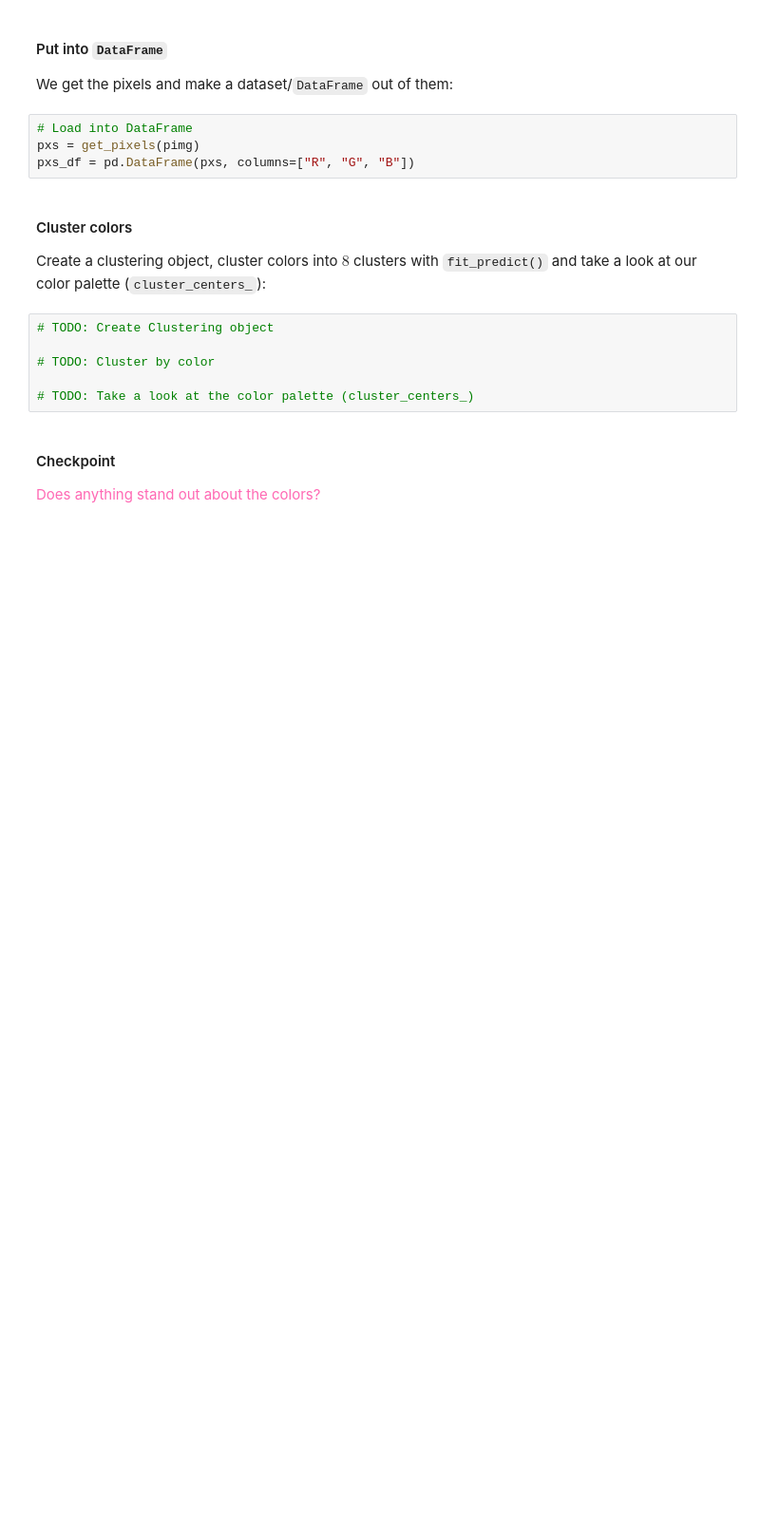
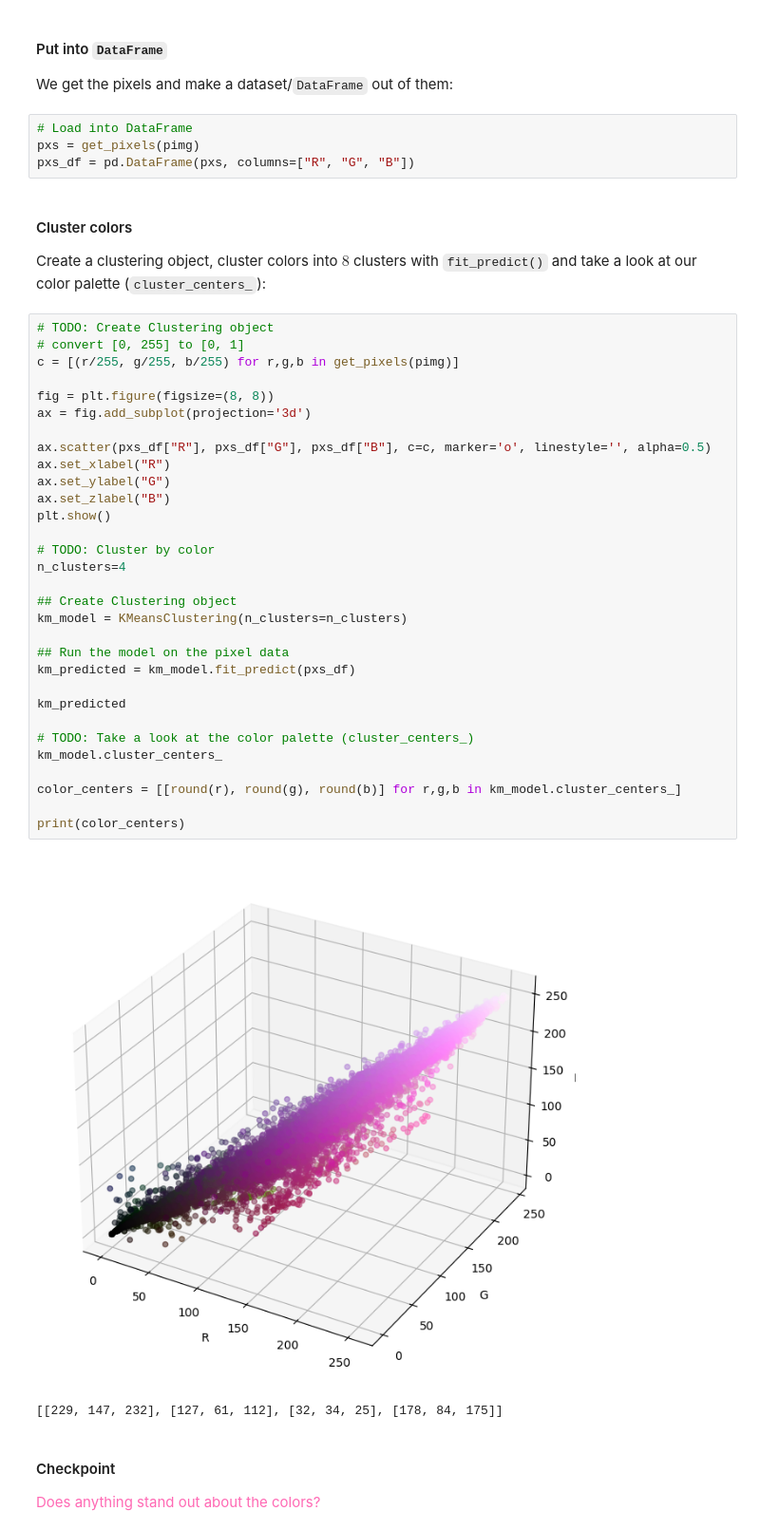
Before and after one commit to ML-strupp/Homework08, a Jupyter notebook: Homework08.ipynb, the cells around one changed output. Shown at 95% size. Saved outputs shown, nothing was run; the diff lists cells and outputs as text; blank space fills up the shorter version.

```diff
--- a/Homework08.ipynb
+++ b/Homework08.ipynb
@@ -344,12 +448,40 @@ pxs_df = pd.DataFrame(pxs, columns=["R", "G", "B"])
 #### Cluster colors
 
 Create a clustering object, cluster colors into $8$ clusters with `fit_predict()` and take a look at our color palette (`cluster_centers_`):
-# %%
-# TODO: Create Clustering object
-
-# TODO: Cluster by color
-
-# TODO: Take a look at the color palette (cluster_centers_)
+# %%
+# TODO: Create Clustering object
+# convert [0, 255] to [0, 1]
+c = [(r/255, g/255, b/255) for r,g,b in get_pixels(pimg)]
+
+fig = plt.figure(figsize=(8, 8))
+ax = fig.add_subplot(projection='3d')
+
+ax.scatter(pxs_df["R"], pxs_df["G"], pxs_df["B"], c=c, marker='o', linestyle='', alpha=0.5)
+ax.set_xlabel("R")
+ax.set_ylabel("G")
+ax.set_zlabel("B")
+plt.show()
+
+# TODO: Cluster by color
+n_clusters=4
+
+## Create Clustering object
+km_model = KMeansClustering(n_clusters=n_clusters)
+
+## Run the model on the pixel data
+km_predicted = km_model.fit_predict(pxs_df)
+
+km_predicted
+
+# TODO: Take a look at the color palette (cluster_centers_)
+km_model.cluster_centers_
+
+color_centers = [[round(r), round(g), round(b)] for r,g,b in km_model.cluster_centers_]
+
+print(color_centers)
+# %% [output]
+[figure, added]
+[[229, 147, 232], [127, 61, 112], [32, 34, 25], [178, 84, 175]]
 # %% [markdown]
 #### Checkpoint
 
```
Also changed, not shown: parts of 39 cells of this notebook.
